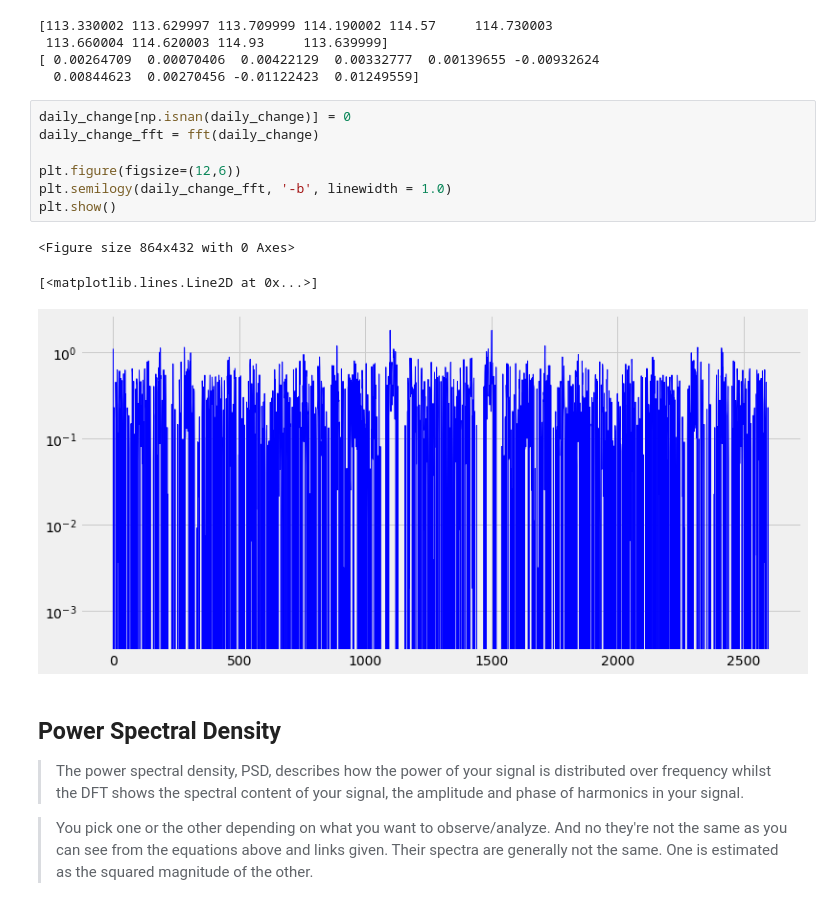
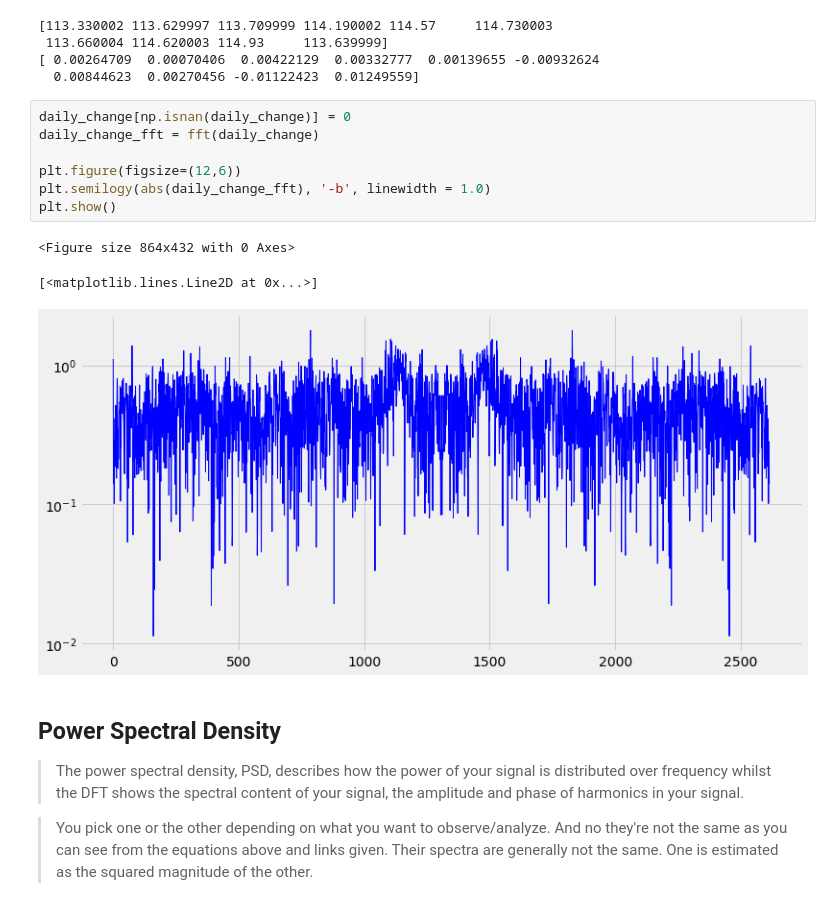
Before and after one commit to alik604/Notebooks, a Jupyter notebook: DSP/Learning_DSP.ipynb, the cells around one changed output. Saved outputs shown, nothing was run; the diff lists cells and outputs as text.

```diff
--- a/DSP/Learning_DSP.ipynb
+++ b/DSP/Learning_DSP.ipynb
@@ -102,14 +148,14 @@ print(daily_change[:10])
 # %%
 daily_change[np.isnan(daily_change)] = 0
 daily_change_fft = fft(daily_change)
 
 plt.figure(figsize=(12,6))
-plt.semilogy(daily_change_fft, '-b', linewidth = 1.0)
+plt.semilogy(abs(daily_change_fft), '-b', linewidth = 1.0)
 plt.show()
 # %% [output]
 <Figure size 864x432 with 0 Axes>
 [<matplotlib.lines.Line2D at 0x...>]
-[figure, old version]
+[figure, new version]
 # %% [markdown]
 ## Power Spectral Density
 
```
Also changed, not shown: parts of 12 cells of this notebook.
